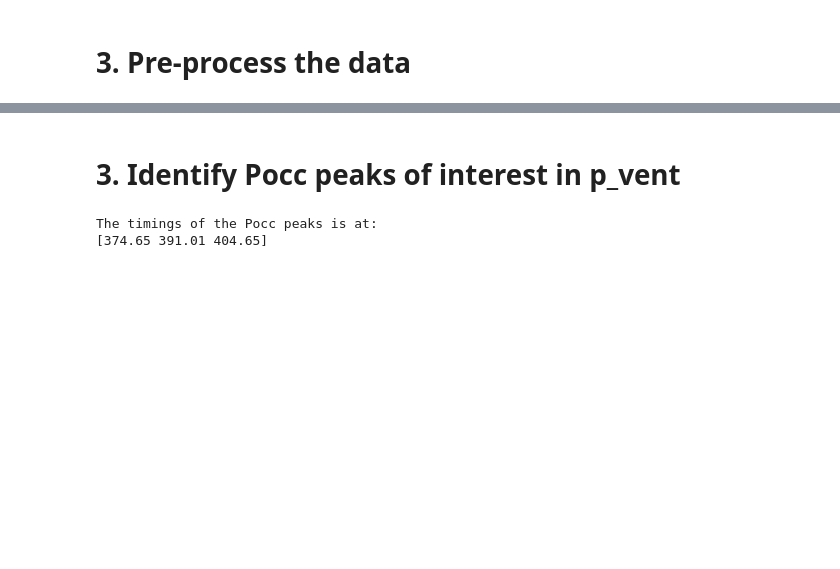
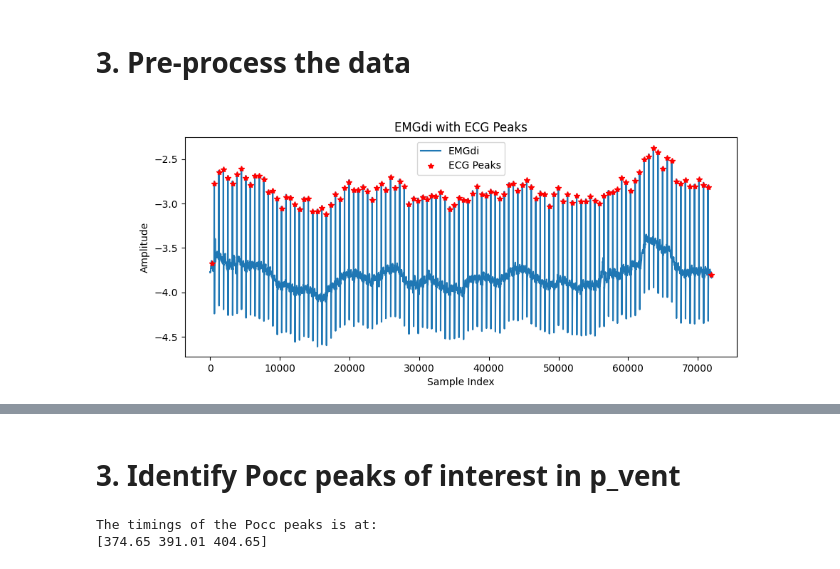
Before and after one commit to rspwarnaarUT/ReSurfEMG, a Jupyter notebook: notebooks/researcher_interface/noctivent_basic_emg_pipeline.ipynb, the cells around one changed output, grey strips where cells are left out. Cells and saved outputs as stored; diff of their text form; code cells hidden in the pictures; blank space fills up the shorter version.

```diff
--- a/notebooks/researcher_interface/noctivent_basic_emg_pipeline.ipynb
+++ b/notebooks/researcher_interface/noctivent_basic_emg_pipeline.ipynb
@@ -104,7 +120,7 @@ Done reading data.
 # Store the EMG data in a group of TimeSeries objects
 emg_timeseries = EmgDataGroup(
     y_emg,
-    fs=fs_emg,
-    labels=['ECG', 'EMGdi'],
-    units=2*['uV'])
+    fs=1000,
+    labels=['EMGdi'],
+    units=1*['uV'])
 # %% [output]
@@ -128,3 +143,29 @@ emg_timeseries.run('filter_emg')
+# %%
+from resurfemg.preprocessing import filtering as filt
+from resurfemg.preprocessing import ecg_removal as ecg_rm
+
+#piekdetectie op kanaal 1 (intercostaal) - ecg_peak_idxs in gating stoppen
+ts_0 = emg_timeseries.channels[0]
+y_0 = ts_0.y_raw + 0
+ecg_raw_test = filt.emg_bandpass_butter(
+                    y_0, high_pass=20, low_pass=200, fs_emg=emg_timeseries.param['fs'])
+
+ecg_peak_idxs_test = ecg_rm.detect_ecg_peaks(
+                peak_fraction=0.01,
+                ecg_raw=ecg_raw_test,
+                fs=1000,
+                bp_filter=True)
+# %%
+plt.figure(figsize=(10, 4))
+plt.plot(y_0, label='EMGdi')
+plt.plot(ecg_peak_idxs_test, y_0[ecg_peak_idxs_test], 'r*', label='ECG Peaks')
+plt.xlabel('Sample Index')
+plt.ylabel('Amplitude')
+plt.title('EMGdi with ECG Peaks')
+plt.legend()
+plt.show()
+# %% [output]
+[figure, added]
 # %%
 # # Through gating
 # emg_timeseries.gating(overwrite=True)
```
Also changed, not shown: parts of 10 cells of this notebook.
